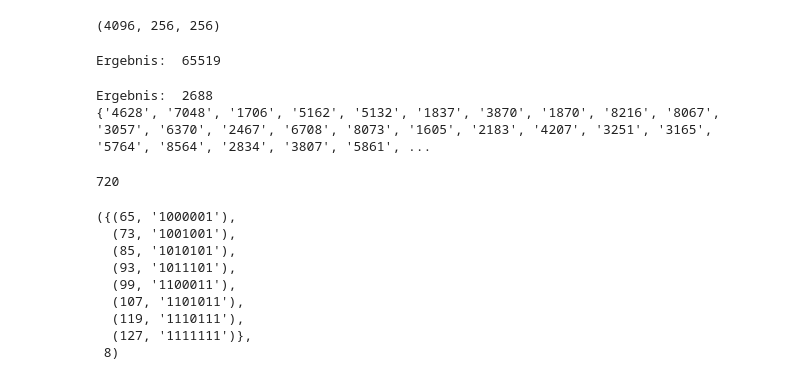
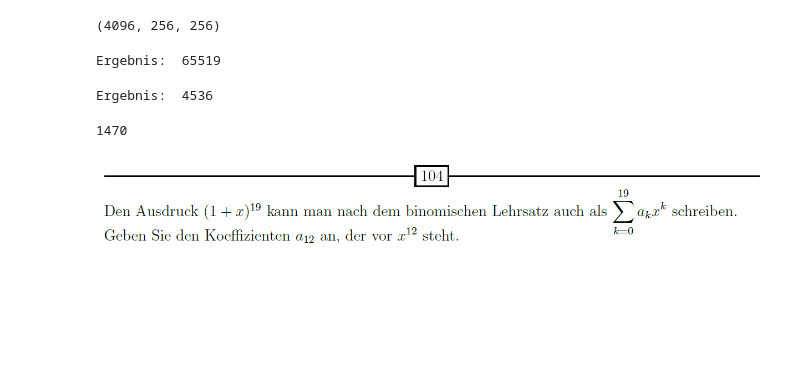
Before and after one commit to ColePfeiffer/Mathe1, a Jupyter notebook: Tim/aktuell/Aufgabensammlung_2019.ipynb, the cells around one changed output. Cells and saved outputs as stored; diff of their text form; code cells hidden in the pictures; blank space fills up the shorter version.

```diff
--- a/Tim/aktuell/Aufgabensammlung_2019.ipynb
+++ b/Tim/aktuell/Aufgabensammlung_2019.ipynb
@@ -2167,17 +2177,15 @@ for i in range(1000,10000):
 
 for num in nums:
     singleDigitCounter = 0
-    for i in range(0,9): #1234 # 2345
+    for i in range(0,10): #WICHTIG! bis 10, sonst gehts halt nur bis 0-8
         if (num.count(str(i)) == 1):
             singleDigitCounter += 1
     if(singleDigitCounter == 4):
         A.add(num)
 
 print("Ergebnis: ", len(A))
-print(A)
 # %% [output]
-Ergebnis:  2688
-{'4628', '7048', '1706', '5162', '5132', '1837', '3870', '1870', '8216', '8067', '3057', '6370', '2467', '6708', '8073', '1605', '2183', '4207', '3251', '3165', '5764', '8564', '2834', '3807', '5861', ...
+Ergebnis:  4536
 # %%
 '''
 #102
@@ -2199,7 +2207,7 @@ A = set()
 for num in baseNums:
     octal = oct(num)[2:] # Schneidet das komische 0o ab...
     singleDigitCounter = 0
-    for i in range(0,7):
+    for i in range(0,8): #jungeeee :( mach mal range richtig!!! nicht 0,7
         if(octal.count(str(i)) == 1):
             singleDigitCounter += 1
 
@@ -2208,49 +2216,46 @@ for num in baseNums:
 
 len(A)
 # %% [output]
-720
+1470
 # %%
 '''
+#103
 Wie viele ganze Zahlen zwischen 64 und 128 gibt es, deren Binärdarstellung ein Palindrom ist?
 
 ... Zwischen .... Also 65-127?
 
 '''
 
 baseNums = set()
 A = set()
 
-for i in range(65, 128):
+for i in range(64, 129): # also .......................... range ganz dick auf den spicker notieren
     baseNums.add(i)
 
 for num in baseNums:
     binary = bin(num)[2:] # Schneidet 0b ab
     maxRange = (len(binary) // 2)
 
     #print(num, binary)
     valid = True
 
     for i in range(0,maxRange):
         digitFromFront = binary[i]
         digitFromBack = binary[len(binary)-1-i]
 
         #print(digitFromFront, digitFromBack)
 
         if not(digitFromFront == digitFromBack):
             valid = False
             break
 
     if(valid):
         A.add((num, binary))
 
 A, len(A)
+
+from IPython.display import Image
+image = 'https://i.imgur.com/dvPoNMZ.png'
+Image(image)
 # %% [output]
-({(65, '1000001'),
-  (73, '1001001'),
-  (85, '1010101'),
-  (93, '1011101'),
-  (99, '1100011'),
-  (107, '1101011'),
-  (119, '1110111'),
-  (127, '1111111')},
- 8)
+[figure, added]
```
Also changed, not shown: parts of 3 cells of this notebook.
